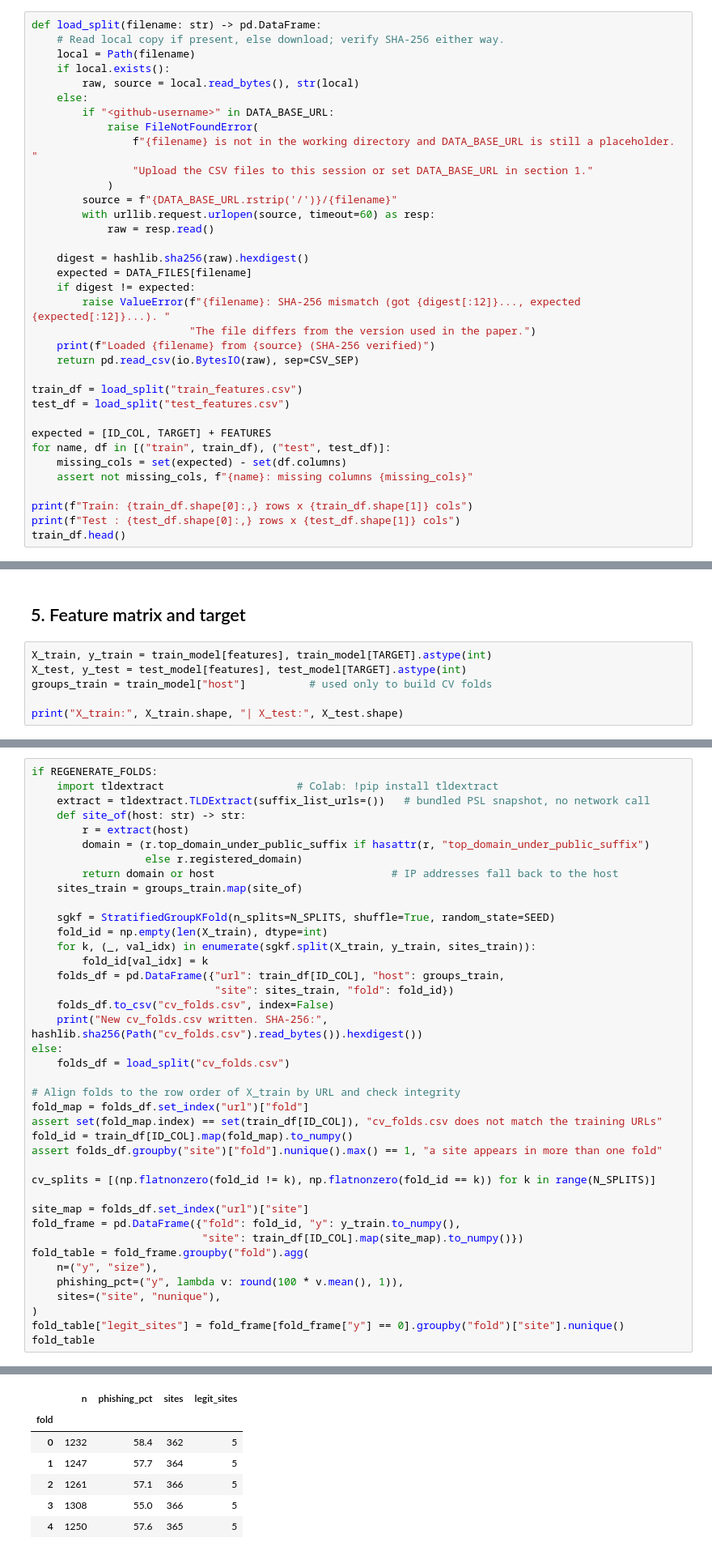
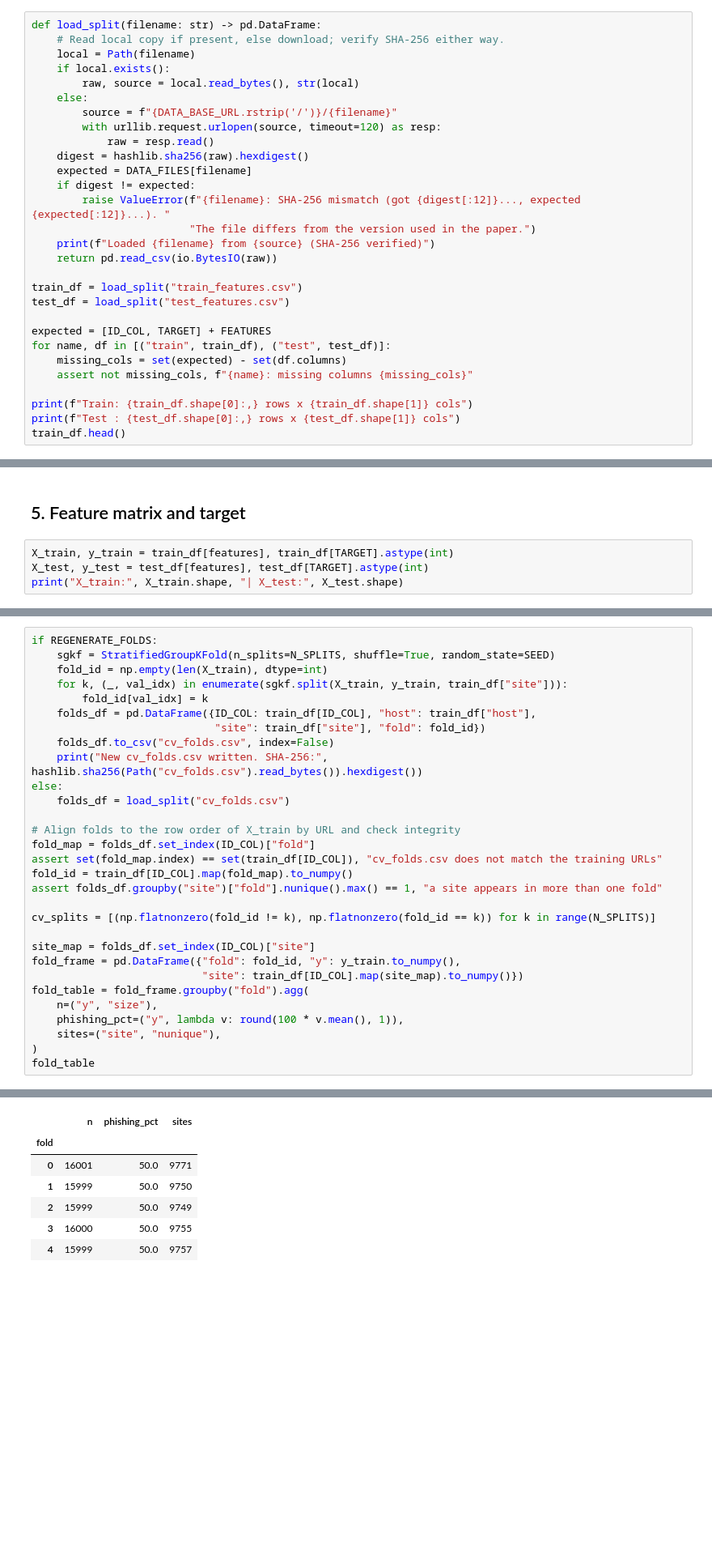
Before and after one commit to fizzz96/phishing-url-rf, a Jupyter notebook: phishing_rf_colab.ipynb, the cells around one changed output, grey strips where cells are left out. Shown at 81% size. Drawn from its saved outputs; the diff is of its cells as text; blank space fills up the shorter version.

```diff
--- a/phishing_rf_colab.ipynb
+++ b/phishing_rf_colab.ipynb
@@ -79,22 +84,16 @@ def load_split(filename: str) -> pd.DataFrame:
     if local.exists():
         raw, source = local.read_bytes(), str(local)
     else:
-        if "<github-username>" in DATA_BASE_URL:
-            raise FileNotFoundError(
-                f"{filename} is not in the working directory and DATA_BASE_URL is still a placeholder. "
-                "Upload the CSV files to this session or set DATA_BASE_URL in section 1."
-            )
         source = f"{DATA_BASE_URL.rstrip('/')}/{filename}"
-        with urllib.request.urlopen(source, timeout=60) as resp:
+        with urllib.request.urlopen(source, timeout=120) as resp:
             raw = resp.read()
-
     digest = hashlib.sha256(raw).hexdigest()
     expected = DATA_FILES[filename]
     if digest != expected:
         raise ValueError(f"{filename}: SHA-256 mismatch (got {digest[:12]}..., expected {expected[:12]}...). "
                          "The file differs from the version used in the paper.")
     print(f"Loaded {filename} from {source} (SHA-256 verified)")
-    return pd.read_csv(io.BytesIO(raw), sep=CSV_SEP)
+    return pd.read_csv(io.BytesIO(raw))
 
 train_df = load_split("train_features.csv")
 test_df = load_split("test_features.csv")
@@ -224,9 +241,7 @@ Features used (21): ['urllength', 'dotcount', 'httpsflag', 'urlentropy', 'subdom
 # %% [markdown]
 ## 5. Feature matrix and target
 # %%
-X_train, y_train = train_model[features], train_model[TARGET].astype(int)
-X_test, y_test = test_model[features], test_model[TARGET].astype(int)
-groups_train = train_model["host"]          # used only to build CV folds
-
+X_train, y_train = train_df[features], train_df[TARGET].astype(int)
+X_test, y_test = test_df[features], test_df[TARGET].astype(int)
 print("X_train:", X_train.shape, "| X_test:", X_test.shape)
 # %% [output]
@@ -240,52 +255,42 @@ The folds were built once with `StratifiedGroupKFold(n_splits=5, shuffle=True, r
 # %%
 if REGENERATE_FOLDS:
-    import tldextract                     # Colab: !pip install tldextract
-    extract = tldextract.TLDExtract(suffix_list_urls=())   # bundled PSL snapshot, no network call
-    def site_of(host: str) -> str:
-        r = extract(host)
-        domain = (r.top_domain_under_public_suffix if hasattr(r, "top_domain_under_public_suffix")
-                  else r.registered_domain)
-        return domain or host                            # IP addresses fall back to the host
-    sites_train = groups_train.map(site_of)
-
     sgkf = StratifiedGroupKFold(n_splits=N_SPLITS, shuffle=True, random_state=SEED)
     fold_id = np.empty(len(X_train), dtype=int)
-    for k, (_, val_idx) in enumerate(sgkf.split(X_train, y_train, sites_train)):
+    for k, (_, val_idx) in enumerate(sgkf.split(X_train, y_train, train_df["site"])):
         fold_id[val_idx] = k
-    folds_df = pd.DataFrame({"url": train_df[ID_COL], "host": groups_train,
-                             "site": sites_train, "fold": fold_id})
+    folds_df = pd.DataFrame({ID_COL: train_df[ID_COL], "host": train_df["host"],
+                             "site": train_df["site"], "fold": fold_id})
     folds_df.to_csv("cv_folds.csv", index=False)
     print("New cv_folds.csv written. SHA-256:", hashlib.sha256(Path("cv_folds.csv").read_bytes()).hexdigest())
 else:
     folds_df = load_split("cv_folds.csv")
 
 # Align folds to the row order of X_train by URL and check integrity
-fold_map = folds_df.set_index("url")["fold"]
+fold_map = folds_df.set_index(ID_COL)["fold"]
 assert set(fold_map.index) == set(train_df[ID_COL]), "cv_folds.csv does not match the training URLs"
 fold_id = train_df[ID_COL].map(fold_map).to_numpy()
 assert folds_df.groupby("site")["fold"].nunique().max() == 1, "a site appears in more than one fold"
 
 cv_splits = [(np.flatnonzero(fold_id != k), np.flatnonzero(fold_id == k)) for k in range(N_SPLITS)]
 
-site_map = folds_df.set_index("url")["site"]
+site_map = folds_df.set_index(ID_COL)["site"]
 fold_frame = pd.DataFrame({"fold": fold_id, "y": y_train.to_numpy(),
                            "site": train_df[ID_COL].map(site_map).to_numpy()})
 fold_table = fold_frame.groupby("fold").agg(
     n=("y", "size"),
     phishing_pct=("y", lambda v: round(100 * v.mean(), 1)),
     sites=("site", "nunique"),
 )
-fold_table["legit_sites"] = fold_frame[fold_frame["y"] == 0].groupby("fold")["site"].nunique()
 fold_table
 # %% [output]
 Loaded cv_folds.csv from cv_folds.csv (SHA-256 verified)
-|  | n | phishing_pct | sites | legit_sites |
-| fold |  |  |  |  |
-| 0 | 1232 | 58.4 | 362 | 5 |
-| 1 | 1247 | 57.7 | 364 | 5 |
-| 2 | 1261 | 57.1 | 366 | 5 |
-| 3 | 1308 | 55.0 | 366 | 5 |
-| 4 | 1250 | 57.6 | 365 | 5 |
+|  | n | phishing_pct | sites |
+| fold |  |  |  |
+| 0 | 16001 | 50.0 | 9771 |
+| 1 | 15999 | 50.0 | 9750 |
+| 2 | 15999 | 50.0 | 9749 |
+| 3 | 16000 | 50.0 | 9755 |
+| 4 | 15999 | 50.0 | 9757 |
 # %% [markdown]
 ## 7. Model and cross-validated performance
 
```
Also changed, not shown: parts of 28 cells of this notebook, 9 other files.
